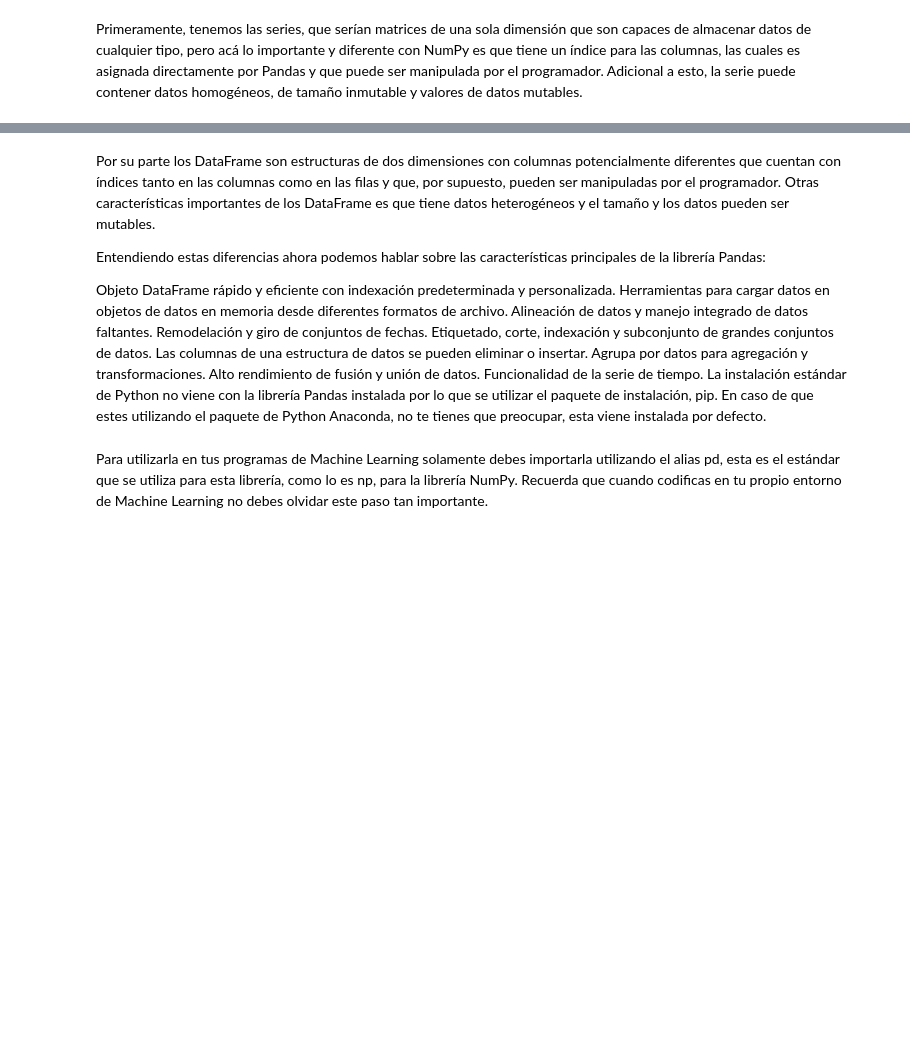
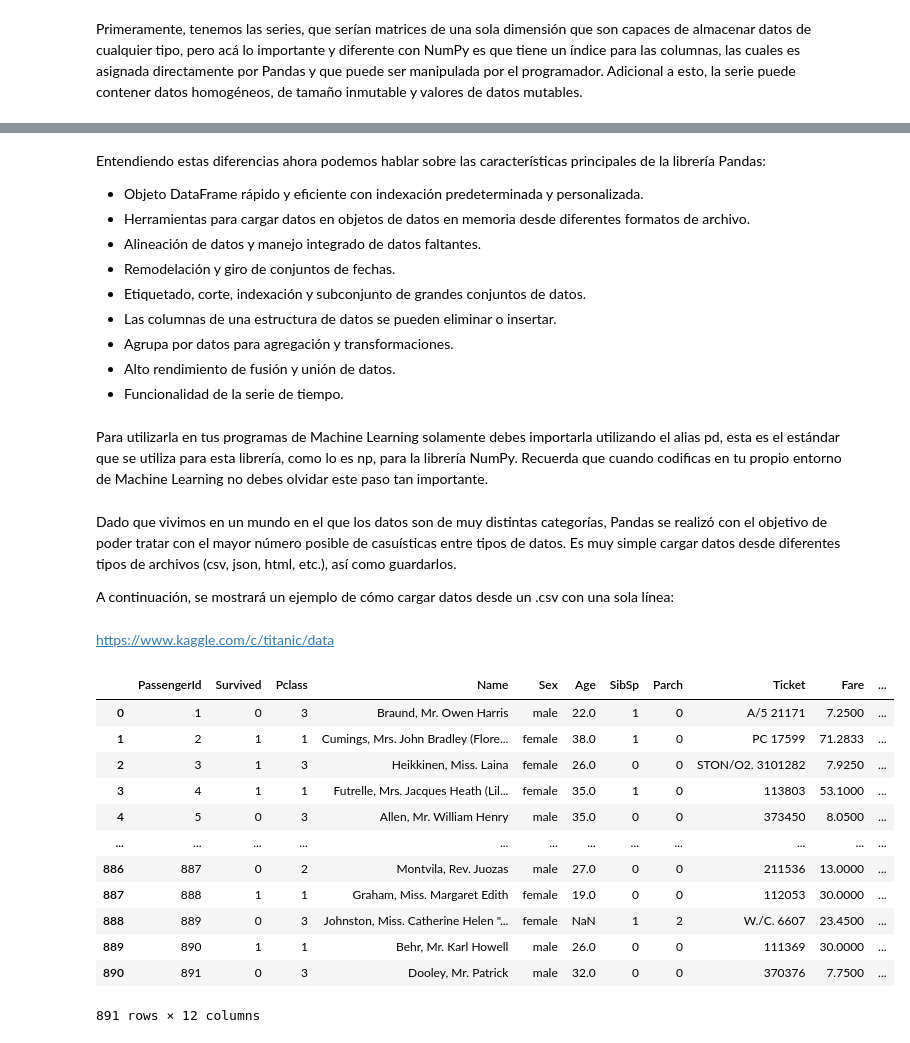
Before and after one commit to wilmerod/Curso-de-introduccion-a-Big-Data-Parte-2-nov2021, a Jupyter notebook: Librería_Pandas.ipynb, the cells around one changed output, grey strips where cells are left out. Cells and saved outputs as stored; diff of their text form; code cells hidden in the pictures; blank space fills up the shorter version.

```diff
--- a/Librería_Pandas.ipynb
+++ b/Librería_Pandas.ipynb
@@ -34,19 +43,39 @@ Primeramente, tenemos las series, que serían matrices de una sola dimensión qu
 # %% [markdown]
-Por su parte los DataFrame son estructuras de dos dimensiones con columnas potencialmente diferentes que cuentan con índices tanto en las columnas como en las filas y que, por supuesto, pueden ser manipuladas por el programador. Otras características importantes de los DataFrame es que tiene datos heterogéneos y el tamaño y los datos pueden ser mutables.
-
 Entendiendo estas diferencias ahora podemos hablar sobre las características principales de la librería Pandas:
 
-Objeto DataFrame rápido y eficiente con indexación predeterminada y personalizada.
-Herramientas para cargar datos en objetos de datos en memoria desde diferentes formatos de archivo.
-Alineación de datos y manejo integrado de datos faltantes.
-Remodelación y giro de conjuntos de fechas.
-Etiquetado, corte, indexación y subconjunto de grandes conjuntos de datos.
-Las columnas de una estructura de datos se pueden eliminar o insertar.
-Agrupa por datos para agregación y transformaciones.
-Alto rendimiento de fusión y unión de datos.
-Funcionalidad de la serie de tiempo.
-La instalación estándar de Python no viene con la librería Pandas instalada por lo que se utilizar el paquete de instalación, pip. En caso de que estes utilizando el paquete de Python Anaconda, no te tienes que preocupar, esta viene instalada por defecto.
+- Objeto DataFrame rápido y eficiente con indexación predeterminada y personalizada.
+- Herramientas para cargar datos en objetos de datos en memoria desde diferentes formatos de archivo.
+- Alineación de datos y manejo integrado de datos faltantes.
+- Remodelación y giro de conjuntos de fechas.
+- Etiquetado, corte, indexación y subconjunto de grandes conjuntos de datos.
+- Las columnas de una estructura de datos se pueden eliminar o insertar.
+- Agrupa por datos para agregación y transformaciones.
+- Alto rendimiento de fusión y unión de datos.
+- Funcionalidad de la serie de tiempo.
 # %% [markdown]
 Para utilizarla en tus programas de Machine Learning solamente debes importarla utilizando el alias pd, esta es el estándar que se utiliza para esta librería, como lo es np, para la librería NumPy. Recuerda que cuando codificas en tu propio entorno de Machine Learning no debes olvidar este paso tan importante.
 # %%
 import pandas as pd
+# %% [markdown]
+Dado que vivimos en un mundo en el que los datos son de muy distintas categorías, Pandas se realizó con el objetivo de poder tratar con el mayor número posible de casuísticas entre tipos de datos. Es muy simple cargar datos desde diferentes tipos de archivos (csv, json, html, etc.), así como guardarlos.
+
+A continuación, se mostrará un ejemplo de cómo cargar datos desde un .csv con una sola línea:
+# %% [markdown]
+https://www.kaggle.com/c/titanic/data
+# %%
+titanic_data = pd.read_csv('sample_data/train.csv')
+titanic_data
+# %% [output]
+|  | PassengerId | Survived | Pclass | Name | Sex | Age | SibSp | Parch | Ticket | Fare | ... |
+| 0 | 1 | 0 | 3 | Braund, Mr. Owen Harris | male | 22.0 | 1 | 0 | A/5 21171 | 7.2500 | ... |
+| 1 | 2 | 1 | 1 | Cumings, Mrs. John Bradley (Flore... | female | 38.0 | 1 | 0 | PC 17599 | 71.2833 | ... |
+| 2 | 3 | 1 | 3 | Heikkinen, Miss. Laina | female | 26.0 | 0 | 0 | STON/O2. 3101282 | 7.9250 | ... |
+| 3 | 4 | 1 | 1 | Futrelle, Mrs. Jacques Heath (Lil... | female | 35.0 | 1 | 0 | 113803 | 53.1000 | ... |
+| 4 | 5 | 0 | 3 | Allen, Mr. William Henry | male | 35.0 | 0 | 0 | 373450 | 8.0500 | ... |
+| ... | ... | ... | ... | ... | ... | ... | ... | ... | ... | ... | ... |
+| 886 | 887 | 0 | 2 | Montvila, Rev. Juozas | male | 27.0 | 0 | 0 | 211536 | 13.0000 | ... |
+| 887 | 888 | 1 | 1 | Graham, Miss. Margaret Edith | female | 19.0 | 0 | 0 | 112053 | 30.0000 | ... |
+| 888 | 889 | 0 | 3 | Johnston, Miss. Catherine Helen "... | female | NaN | 1 | 2 | W./C. 6607 | 23.4500 | ... |
+| 889 | 890 | 1 | 1 | Behr, Mr. Karl Howell | male | 26.0 | 0 | 0 | 111369 | 30.0000 | ... |
+| 890 | 891 | 0 | 3 | Dooley, Mr. Patrick | male | 32.0 | 0 | 0 | 370376 | 7.7500 | ... |
+891 rows × 12 columns
```
Also changed, not shown: parts of 53 cells of this notebook.
